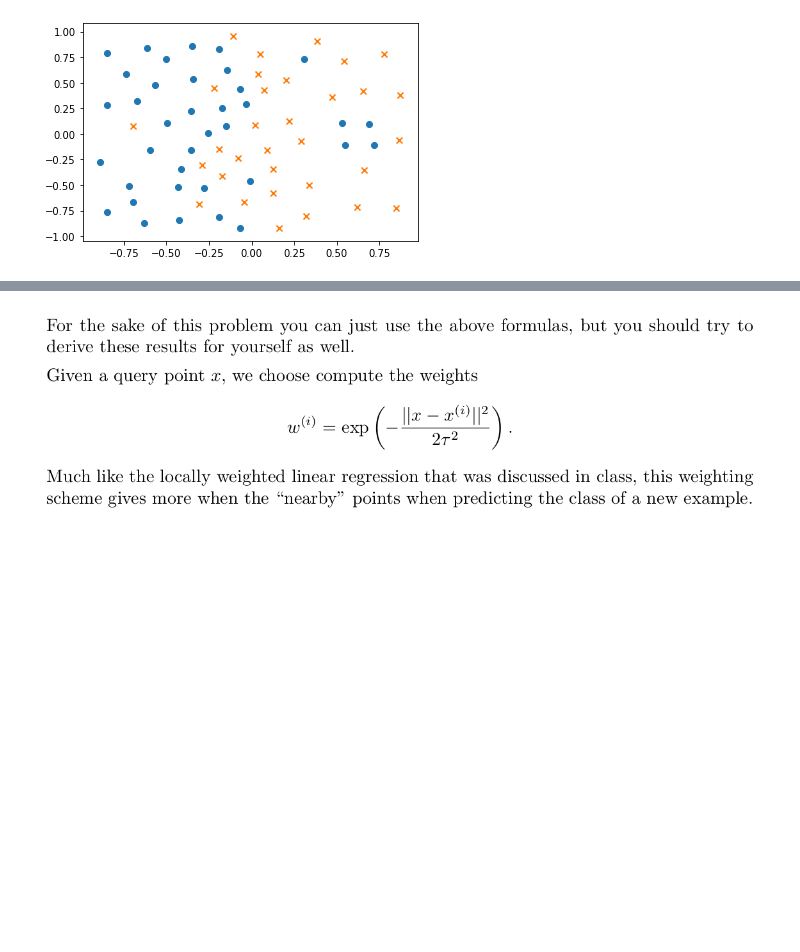
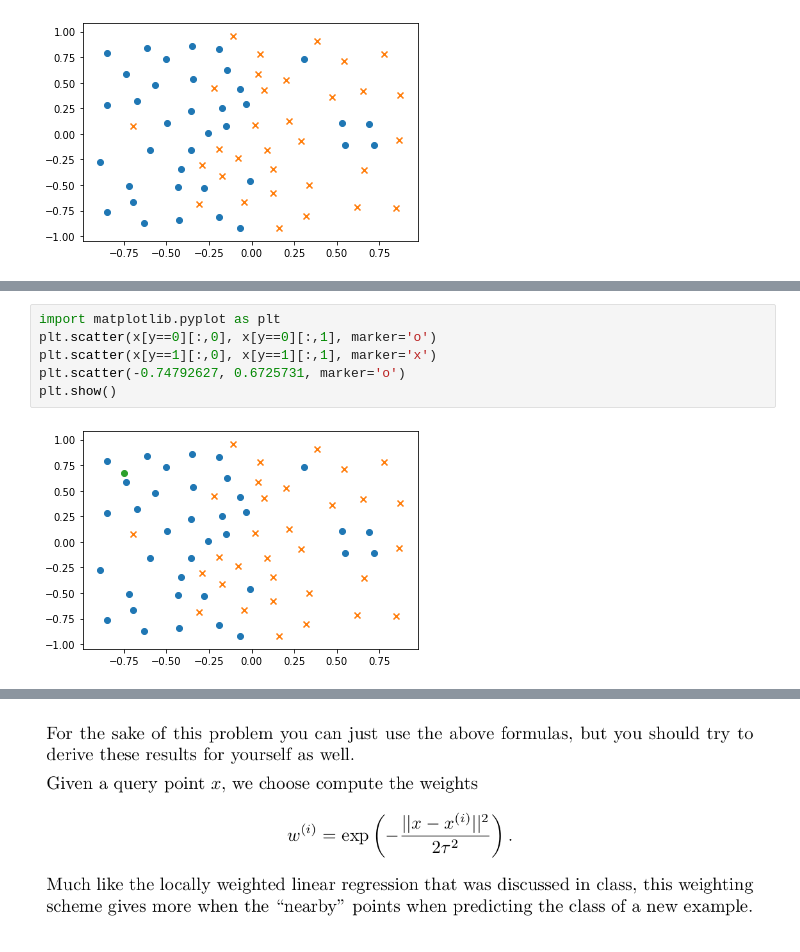
Before and after one commit to LecJackS/CS229-ML-Andrew-Ng, a Jupyter notebook: Problem Set #1.ipynb, the cells around one changed output, grey strips where cells are left out. Drawn from its saved outputs; the diff is of its cells as text; blank space fills up the shorter version.

```diff
--- a/Problem Set #1.ipynb
+++ b/Problem Set #1.ipynb
@@ -291,0 +341,8 @@ locally_weighted_logistic_regression(x,y, [1,1], 0.01)
+# %%
+import matplotlib.pyplot as plt
+plt.scatter(x[y==0][:,0], x[y==0][:,1], marker='o')
+plt.scatter(x[y==1][:,0], x[y==1][:,1], marker='x')
+plt.scatter(-0.74792627, 0.6725731, marker='o')
+plt.show()
+# %% [output]
+[figure, added]
```
Also changed, not shown: parts of 7 cells of this notebook, 1 other file.
